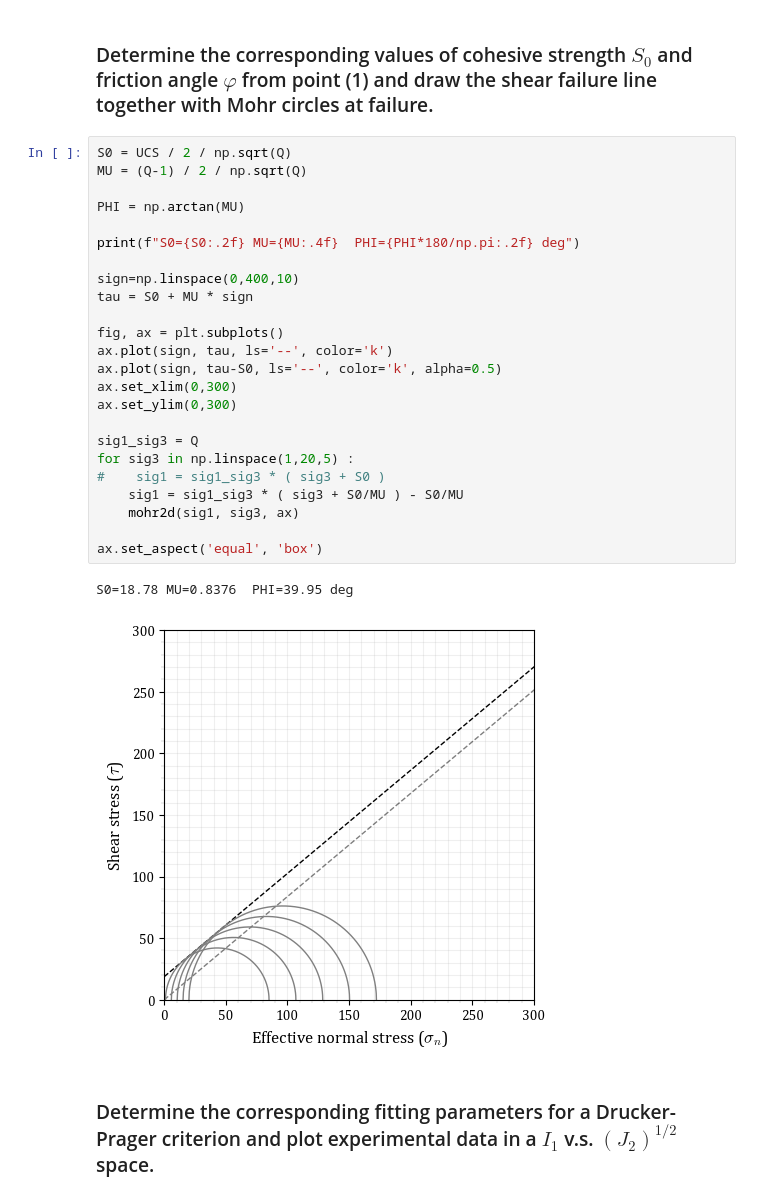
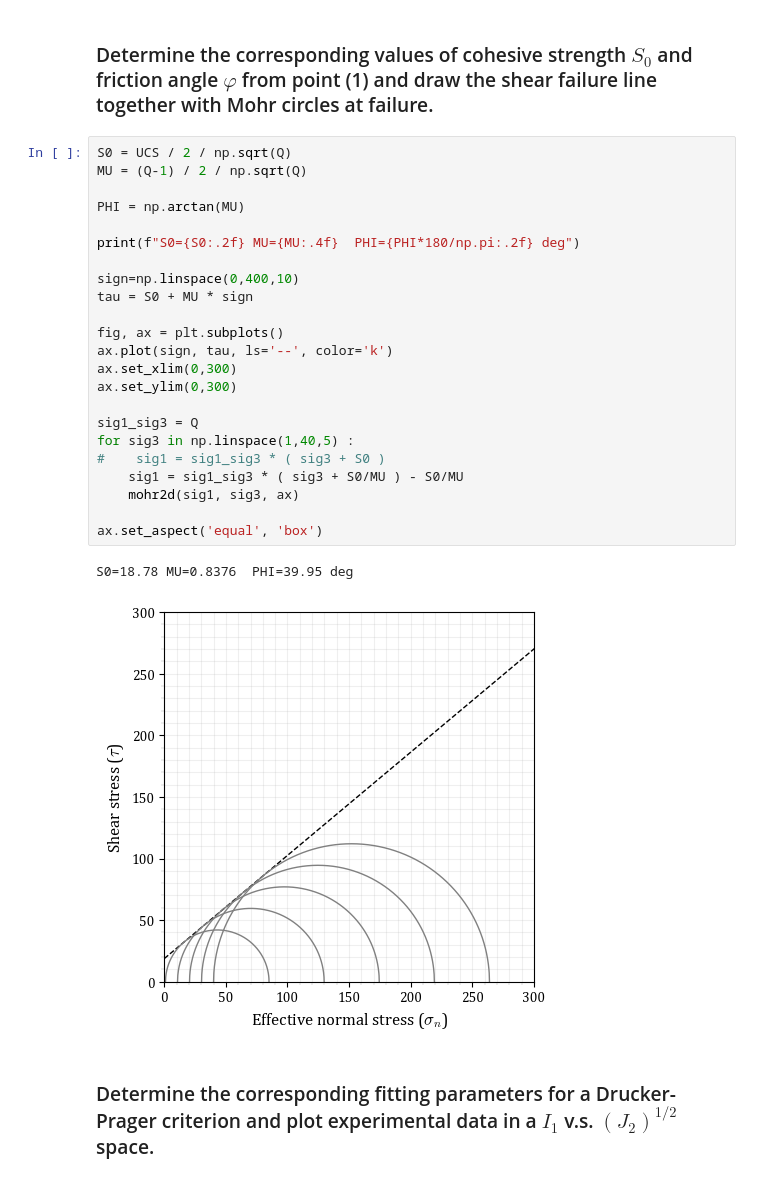
Before and after one commit to rebpoli/Doutorado, a Jupyter notebook: PGE383-AdvGeomec/HW7/HW7.ipynb, the cells around one changed output. Drawn from its saved outputs; the diff is of its cells as text.

```diff
--- a/PGE383-AdvGeomec/HW7/HW7.ipynb
+++ b/PGE383-AdvGeomec/HW7/HW7.ipynb
@@ -103,30 +107,29 @@ UCS=80.44 MPa q=4.5881
 # %%
 S0 = UCS / 2 / np.sqrt(Q)
 MU = (Q-1) / 2 / np.sqrt(Q)
 
 PHI = np.arctan(MU)
 
 print(f"S0={S0:.2f} MU={MU:.4f}  PHI={PHI*180/np.pi:.2f} deg")
 
 sign=np.linspace(0,400,10)
 tau = S0 + MU * sign
 
 fig, ax = plt.subplots()
 ax.plot(sign, tau, ls='--', color='k')
-ax.plot(sign, tau-S0, ls='--', color='k', alpha=0.5)
 ax.set_xlim(0,300)
 ax.set_ylim(0,300)
 
 sig1_sig3 = Q
-for sig3 in np.linspace(1,20,5) :
+for sig3 in np.linspace(1,40,5) :
 #    sig1 = sig1_sig3 * ( sig3 + S0 )
     sig1 = sig1_sig3 * ( sig3 + S0/MU ) - S0/MU
     mohr2d(sig1, sig3, ax)
 
 ax.set_aspect('equal', 'box')
 # %% [output]
 S0=18.78 MU=0.8376  PHI=39.95 deg
-[figure, old version]
+[figure, new version]
 # %% [markdown]
 ### Determine the corresponding fitting parameters for a Drucker-Prager criterion and plot experimental data in a $I_1$ v.s. $(J_2)^{1/2}$ space.
 # %%
```
Also changed, not shown: parts of 11 cells of this notebook.
